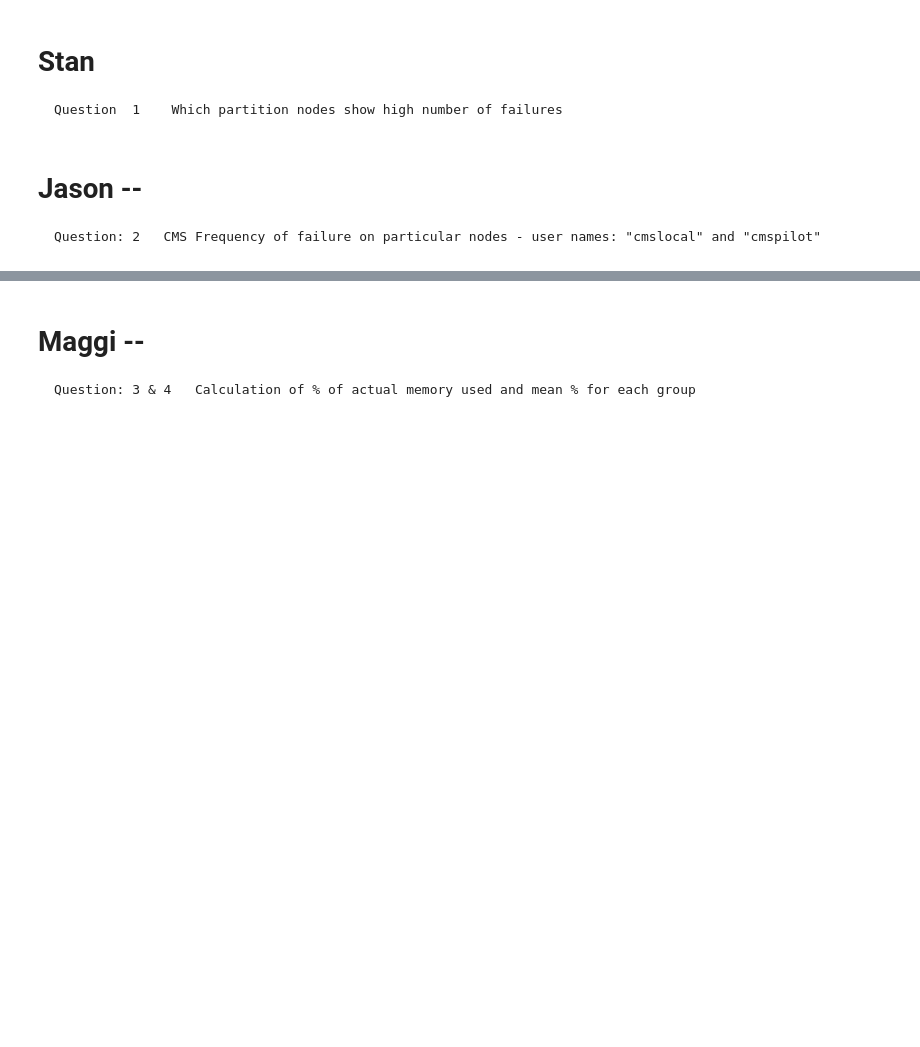
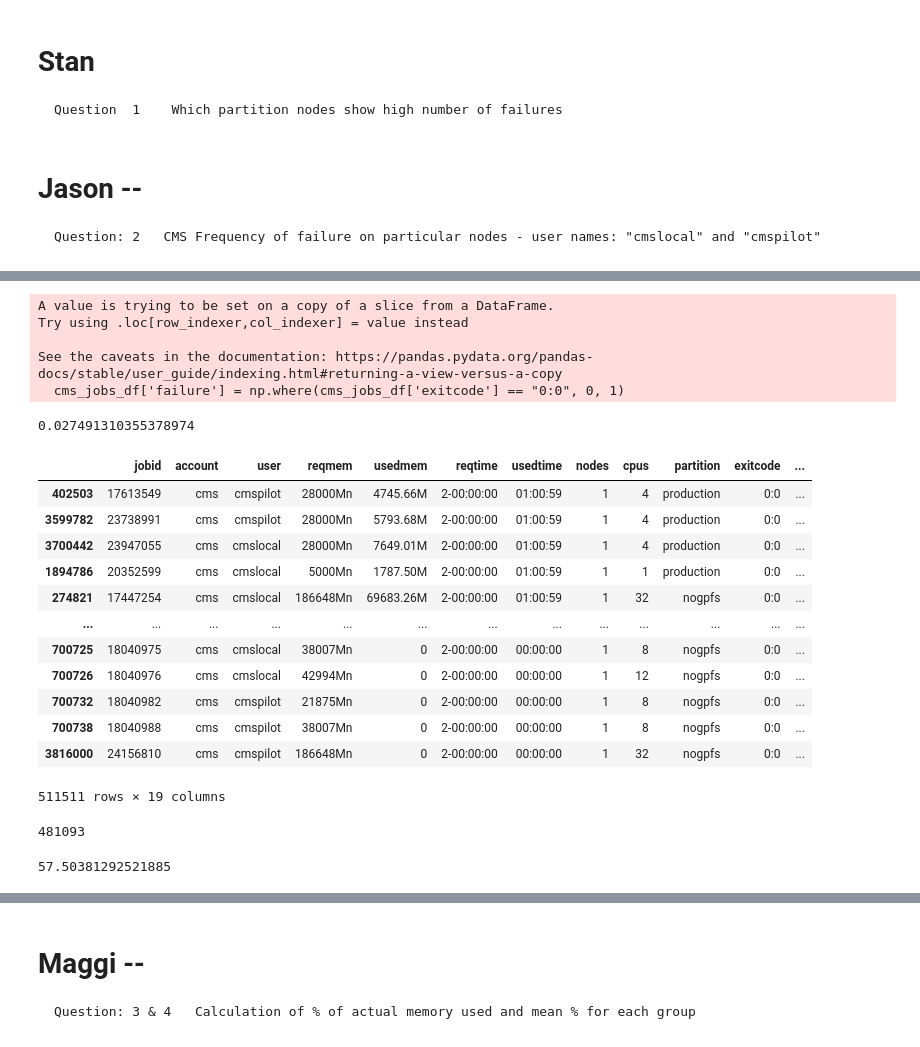
Before and after one commit to nss-data-science-cohort-4/dq2-accre-team-6, a Jupyter notebook: notebooks/dq2_notebook.ipynb, the cells around one changed output, grey strips where cells are left out. Saved outputs shown, nothing was run; the diff lists cells and outputs as text; code cells hidden in the pictures; blank space fills up the shorter version.

```diff
--- a/notebooks/dq2_notebook.ipynb
+++ b/notebooks/dq2_notebook.ipynb
@@ -260,0 +265,2 @@ accre_jobs_piped
+# %%
+cms_jobs_df = accre_jobs_piped[(accre_jobs_piped['user'] == "cmslocal") | (accre_jobs_piped['user'] == "cmspilot")]
@@ -260,0 +269,8 @@ accre_jobs_piped
+# %%
+cms_jobs_df['failure'] = np.where(cms_jobs_df['exitcode'] == "0:0", 0, 1)
+# %% [output]
+A value is trying to be set on a copy of a slice from a DataFrame.
+Try using .loc[row_indexer,col_indexer] = value instead
+
+See the caveats in the documentation: https://pandas.pydata.org/pandas-docs/stable/user_guide/indexing.html#returning-a-view-versus-a-copy
+  cms_jobs_df['failure'] = np.where(cms_jobs_df['exitcode'] == "0:0", 0, 1)
@@ -260,0 +281,20 @@ accre_jobs_piped
+# %%
+failures / total_jobs * 100
+# %% [output]
+0.027491310355378974
+# %%
+cms_jobs_df[cms_jobs_df['used_total_seconds'] < 3660].sort_values('used_total_seconds', ascending=False)
+# %% [output]
+|  | jobid | account | user | reqmem | usedmem | reqtime | usedtime | nodes | cpus | partition | exitcode | ... |
+| 402503 | 17613549 | cms | cmspilot | 28000Mn | 4745.66M | 2-00:00:00 | 01:00:59 | 1 | 4 | production | 0:0 | ... |
+| 3599782 | 23738991 | cms | cmspilot | 28000Mn | 5793.68M | 2-00:00:00 | 01:00:59 | 1 | 4 | production | 0:0 | ... |
+| 3700442 | 23947055 | cms | cmslocal | 28000Mn | 7649.01M | 2-00:00:00 | 01:00:59 | 1 | 4 | production | 0:0 | ... |
+| 1894786 | 20352599 | cms | cmslocal | 5000Mn | 1787.50M | 2-00:00:00 | 01:00:59 | 1 | 1 | production | 0:0 | ... |
+| 274821 | 17447254 | cms | cmslocal | 186648Mn | 69683.26M | 2-00:00:00 | 01:00:59 | 1 | 32 | nogpfs | 0:0 | ... |
+| ... | ... | ... | ... | ... | ... | ... | ... | ... | ... | ... | ... | ... |
+| 700725 | 18040975 | cms | cmslocal | 38007Mn | 0 | 2-00:00:00 | 00:00:00 | 1 | 8 | nogpfs | 0:0 | ... |
+| 700726 | 18040976 | cms | cmslocal | 42994Mn | 0 | 2-00:00:00 | 00:00:00 | 1 | 12 | nogpfs | 0:0 | ... |
+| 700732 | 18040982 | cms | cmspilot | 21875Mn | 0 | 2-00:00:00 | 00:00:00 | 1 | 8 | nogpfs | 0:0 | ... |
+| 700738 | 18040988 | cms | cmspilot | 38007Mn | 0 | 2-00:00:00 | 00:00:00 | 1 | 8 | nogpfs | 0:0 | ... |
+| 3816000 | 24156810 | cms | cmspilot | 186648Mn | 0 | 2-00:00:00 | 00:00:00 | 1 | 32 | nogpfs | 0:0 | ... |
+511511 rows × 19 columns
@@ -260,0 +305,8 @@ accre_jobs_piped
+# %%
+early_exits
+# %% [output]
+481093
+# %%
+early_exits /total_jobs * 100
+# %% [output]
+57.50381292521885
```
Also changed, not shown: parts of 16 cells of this notebook.
